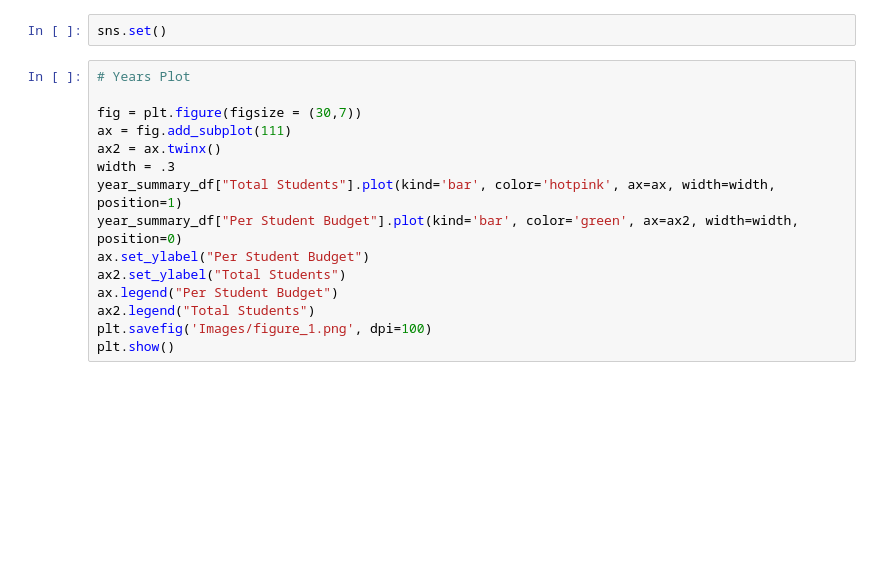
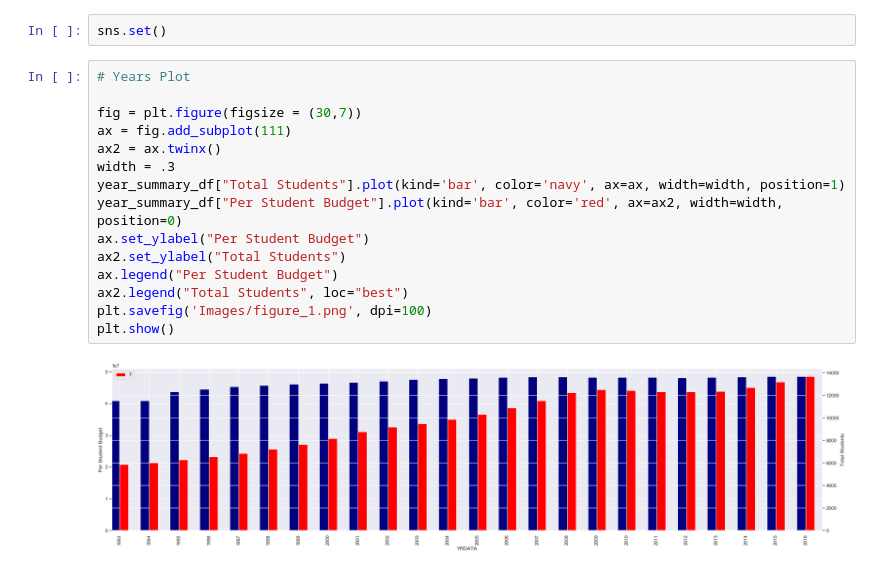
Before and after one commit to bpollockATX/the_dream_team, a Jupyter notebook: spending vs size.ipynb, the cells around one changed output. Cells and saved outputs as stored; diff of their text form; blank space fills up the shorter version.

Commit message:
colors

```diff
--- a/spending vs size.ipynb
+++ b/spending vs size.ipynb
@@ -170,18 +442,20 @@ sns.set()
 # %%
 # Years Plot
 
 fig = plt.figure(figsize = (30,7))
 ax = fig.add_subplot(111)
 ax2 = ax.twinx()
 width = .3
-year_summary_df["Total Students"].plot(kind='bar', color='hotpink', ax=ax, width=width, position=1)
-year_summary_df["Per Student Budget"].plot(kind='bar', color='green', ax=ax2, width=width, position=0)
+year_summary_df["Total Students"].plot(kind='bar', color='navy', ax=ax, width=width, position=1)
+year_summary_df["Per Student Budget"].plot(kind='bar', color='red', ax=ax2, width=width, position=0)
 ax.set_ylabel("Per Student Budget")
 ax2.set_ylabel("Total Students")
 ax.legend("Per Student Budget")
-ax2.legend("Total Students")
+ax2.legend("Total Students", loc="best")
 plt.savefig('Images/figure_1.png', dpi=100)
 plt.show()
+# %% [output]
+[figure, added]
 # %%
 
 
```
Also changed, not shown: parts of 27 cells of this notebook, 3 other files.
